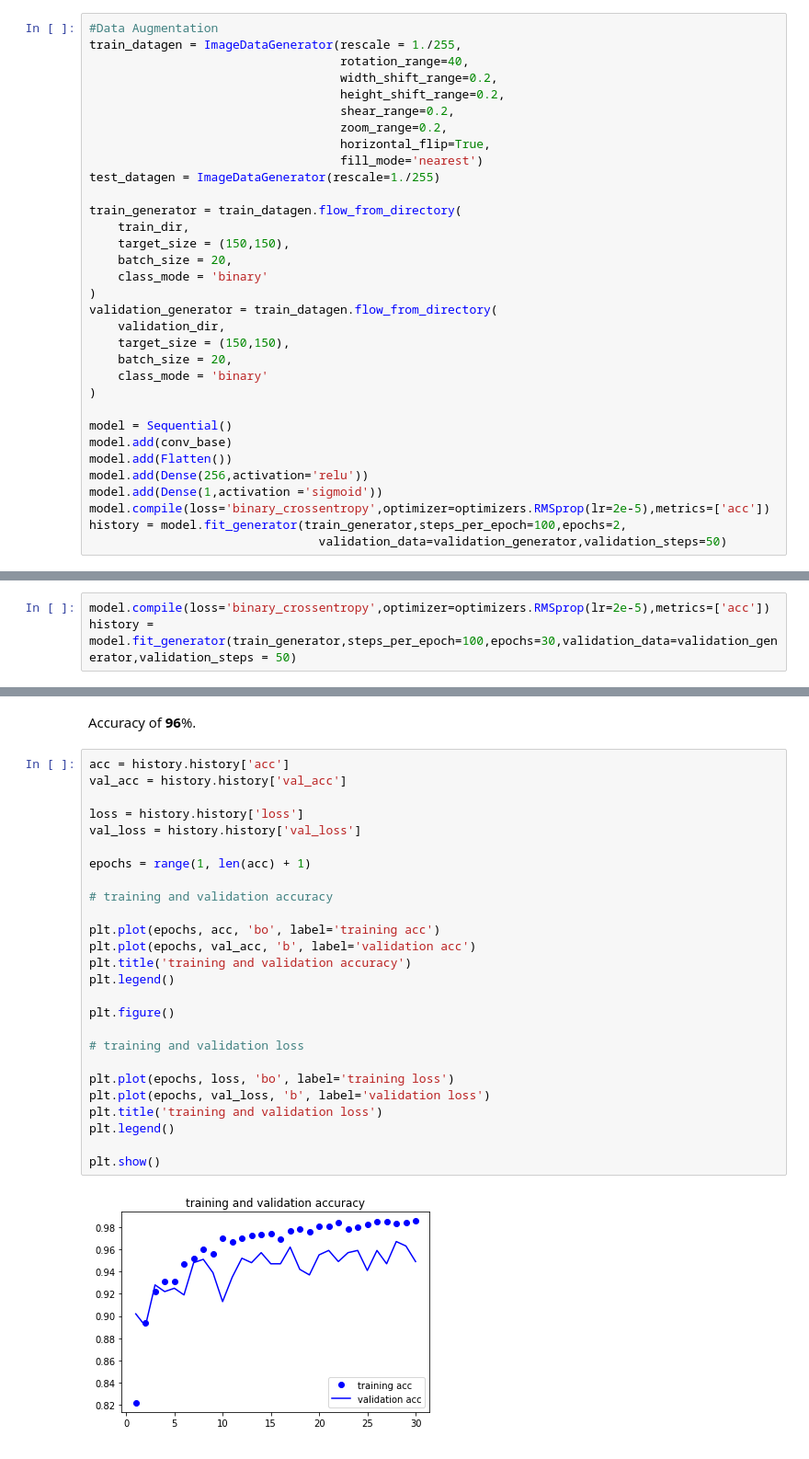
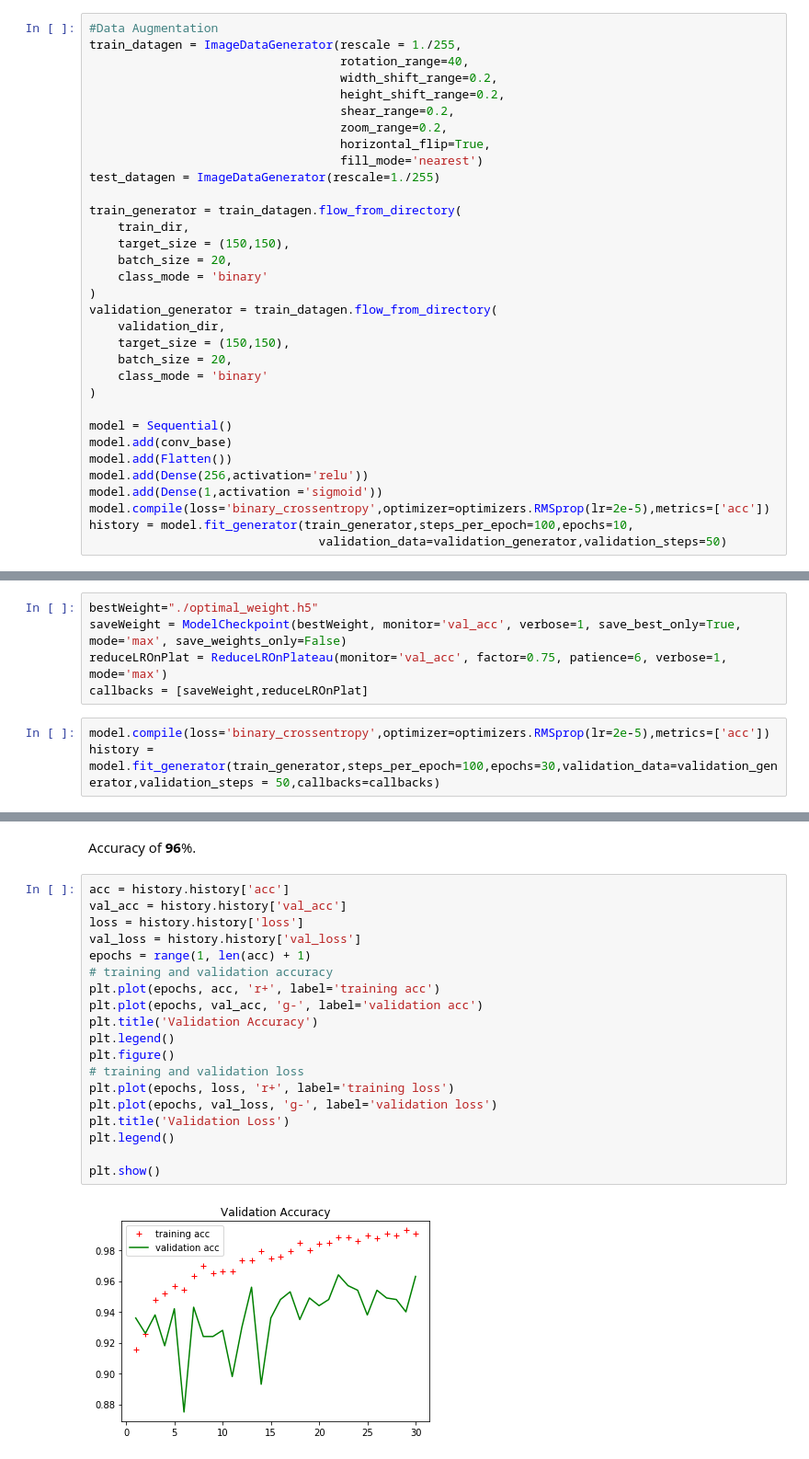
Before and after one commit to ashfarhangi/Computer-Vision-Classification, a Jupyter notebook: HW3_Problem2.ipynb, the cells around one changed output, grey strips where cells are left out. Shown at 92% size. Drawn from its saved outputs; the diff is of its cells as text.

```diff
--- a/HW3_Problem2.ipynb
+++ b/HW3_Problem2.ipynb
@@ -165,7 +149,7 @@ model.add(Flatten())
 model.add(Dense(256,activation='relu'))
 model.add(Dense(1,activation ='sigmoid'))
 model.compile(loss='binary_crossentropy',optimizer=optimizers.RMSprop(lr=2e-5),metrics=['acc'])
-history = model.fit_generator(train_generator,steps_per_epoch=100,epochs=2,
+history = model.fit_generator(train_generator,steps_per_epoch=100,epochs=10,
                                 validation_data=validation_generator,validation_steps=50)
 # %% [output]
 Found 2000 images belonging to 2 classes.
@@ -214,5 +231,10 @@ for layer in conv_base.layers:
+# %%
+bestWeight="./optimal_weight.h5"
+saveWeight = ModelCheckpoint(bestWeight, monitor='val_acc', verbose=1, save_best_only=True, mode='max', save_weights_only=False)
+reduceLROnPlat = ReduceLROnPlateau(monitor='val_acc', factor=0.75, patience=6, verbose=1, mode='max')
+callbacks = [saveWeight,reduceLROnPlat]
 # %%
 model.compile(loss='binary_crossentropy',optimizer=optimizers.RMSprop(lr=2e-5),metrics=['acc'])
-history = model.fit_generator(train_generator,steps_per_epoch=100,epochs=30,validation_data=validation_generator,validation_steps = 50)
+history = model.fit_generator(train_generator,steps_per_epoch=100,epochs=30,validation_data=validation_generator,validation_steps = 50,callbacks=callbacks)
 # %% [output]
 Epoch 1/30
@@ -244,28 +268,21 @@ Accuracy of **96**%.
 # %%
 acc = history.history['acc']
 val_acc = history.history['val_acc']
-
 loss = history.history['loss']
 val_loss = history.history['val_loss']
-
 epochs = range(1, len(acc) + 1)
-
 # training and validation accuracy
-
-plt.plot(epochs, acc, 'bo', label='training acc')
-plt.plot(epochs, val_acc, 'b', label='validation acc')
-plt.title('training and validation accuracy')
+plt.plot(epochs, acc, 'r+', label='training acc')
+plt.plot(epochs, val_acc, 'g-', label='validation acc')
+plt.title('Validation Accuracy')
 plt.legend()
-
 plt.figure()
-
 # training and validation loss
-
-plt.plot(epochs, loss, 'bo', label='training loss')
-plt.plot(epochs, val_loss, 'b', label='validation loss')
-plt.title('training and validation loss')
+plt.plot(epochs, loss, 'r+', label='training loss')
+plt.plot(epochs, val_loss, 'g-', label='validation loss')
+plt.title('Validation Loss')
 plt.legend()
 
 plt.show()
 # %% [output]
-[figure, old version]
+[figure, new version]
```
Also changed, not shown: parts of 12 cells of this notebook.
